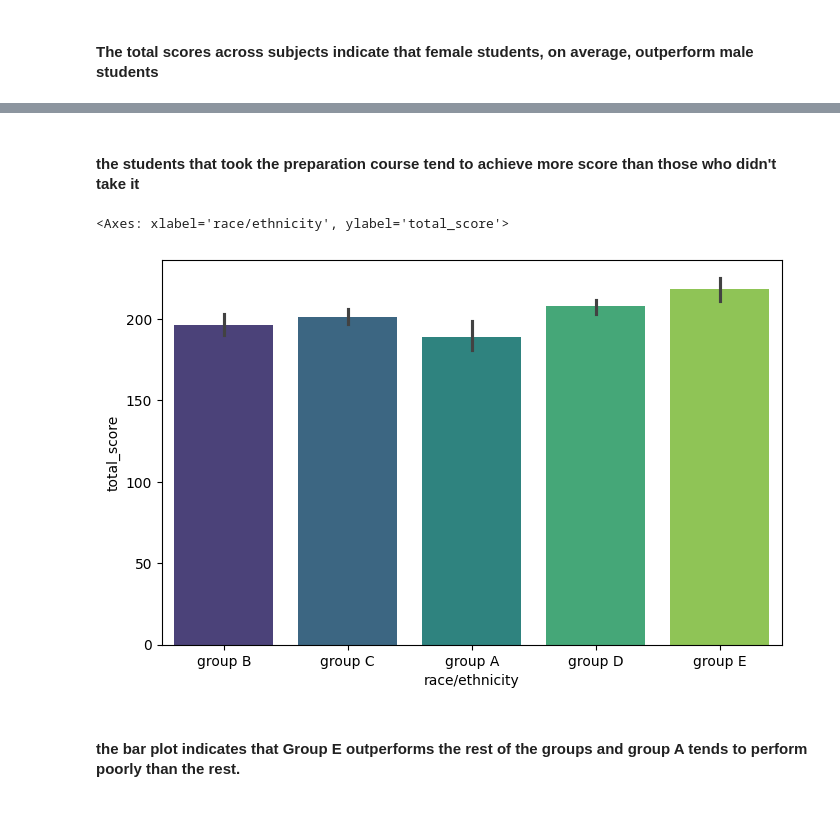
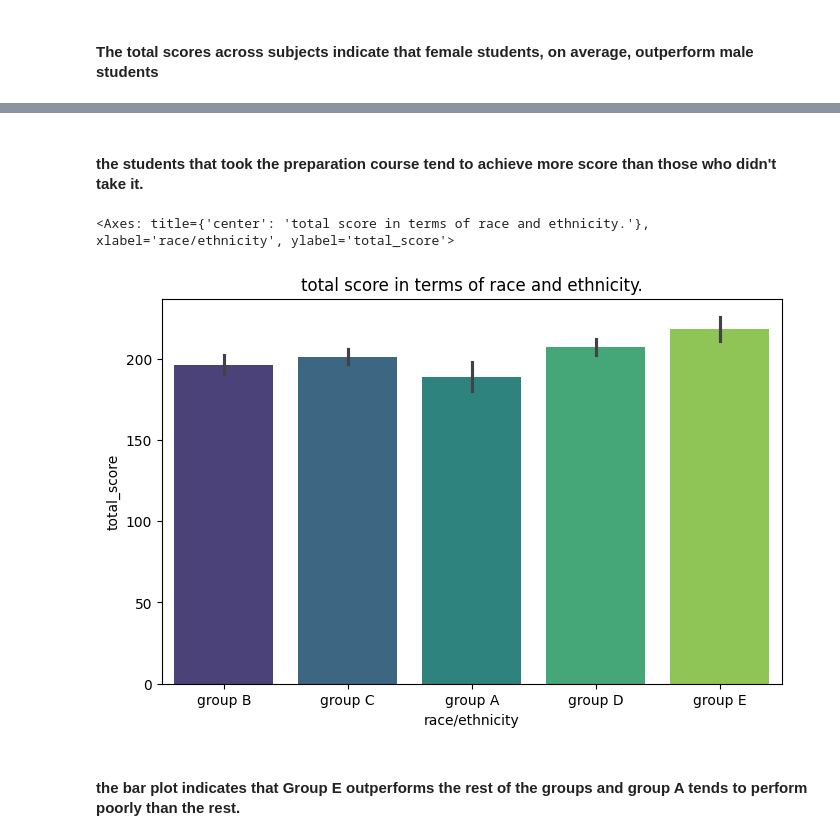
Before and after one commit to ahmedbadr237/StudentPerformanceIndicator, a Jupyter notebook: notebooks/EDA.ipynb, the cells around one changed output, grey strips where cells are left out. Drawn from its saved outputs; the diff is of its cells as text; code cells hidden in the pictures; blank space fills up the shorter version.

```diff
--- a/notebooks/EDA.ipynb
+++ b/notebooks/EDA.ipynb
@@ -187,11 +208,12 @@ sns.barplot(df,x='test preparation course', y='total_score', palette='viridis')
 # %% [markdown]
-#### the students that took the preparation course tend to achieve more score than those who didn't take it
+#### the students that took the preparation course tend to achieve more score than those who didn't take it.
 # %%
 plt.figure(figsize=(8, 5))
+plt.title('total score in terms of race and ethnicity.')
 sns.barplot(df,x='race/ethnicity', y='total_score', palette='viridis')
 # %% [output]
-<Axes: xlabel='race/ethnicity', ylabel='total_score'>
+<Axes: title={'center': 'total score in terms of race and ethnicity.'}, xlabel='race/ethnicity', ylabel='total_score'>
-[figure, old version]
+[figure, new version]
 # %% [markdown]
 #### the bar plot indicates that Group E outperforms the rest of the groups and group A tends to perform poorly than the rest.
 # %%
```
Also changed, not shown: parts of 8 cells of this notebook.
